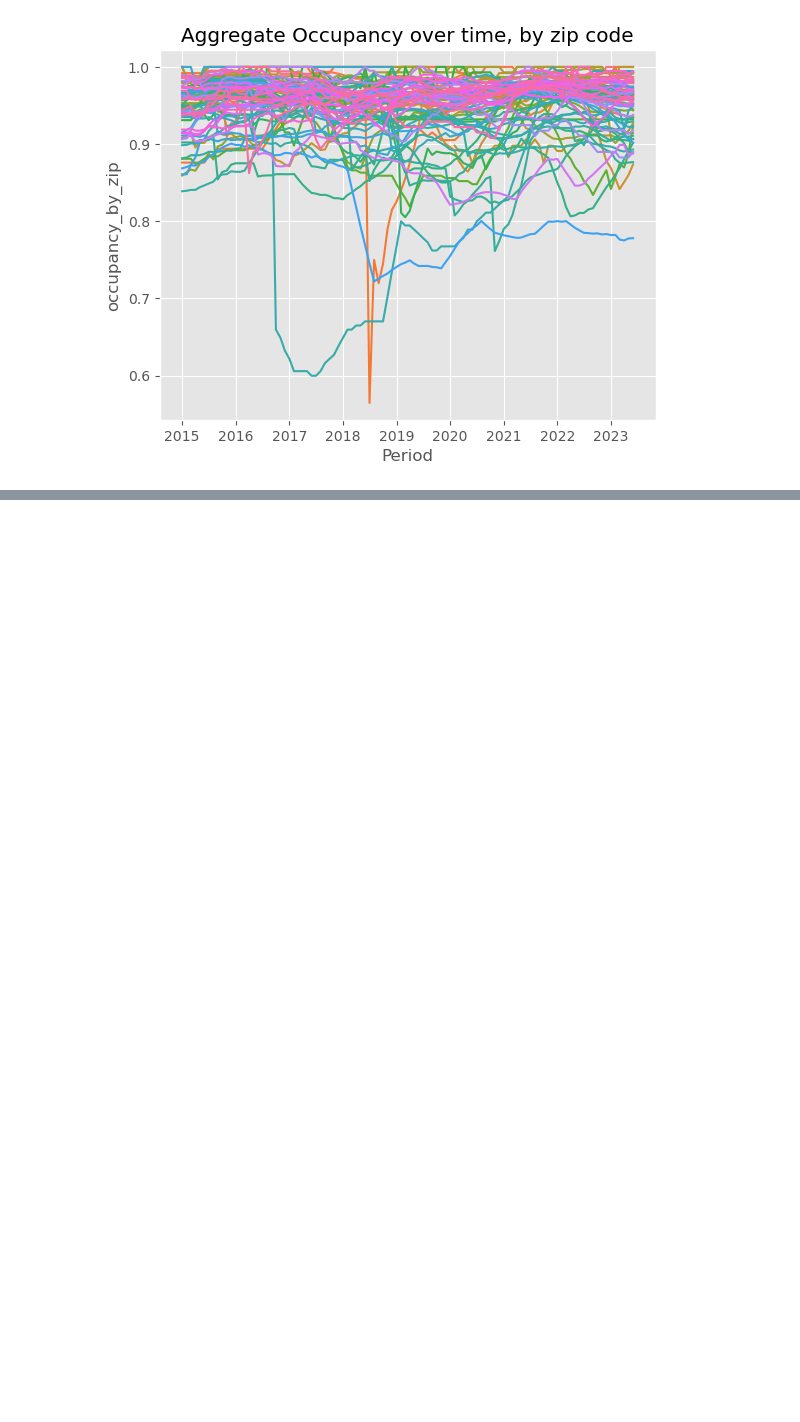
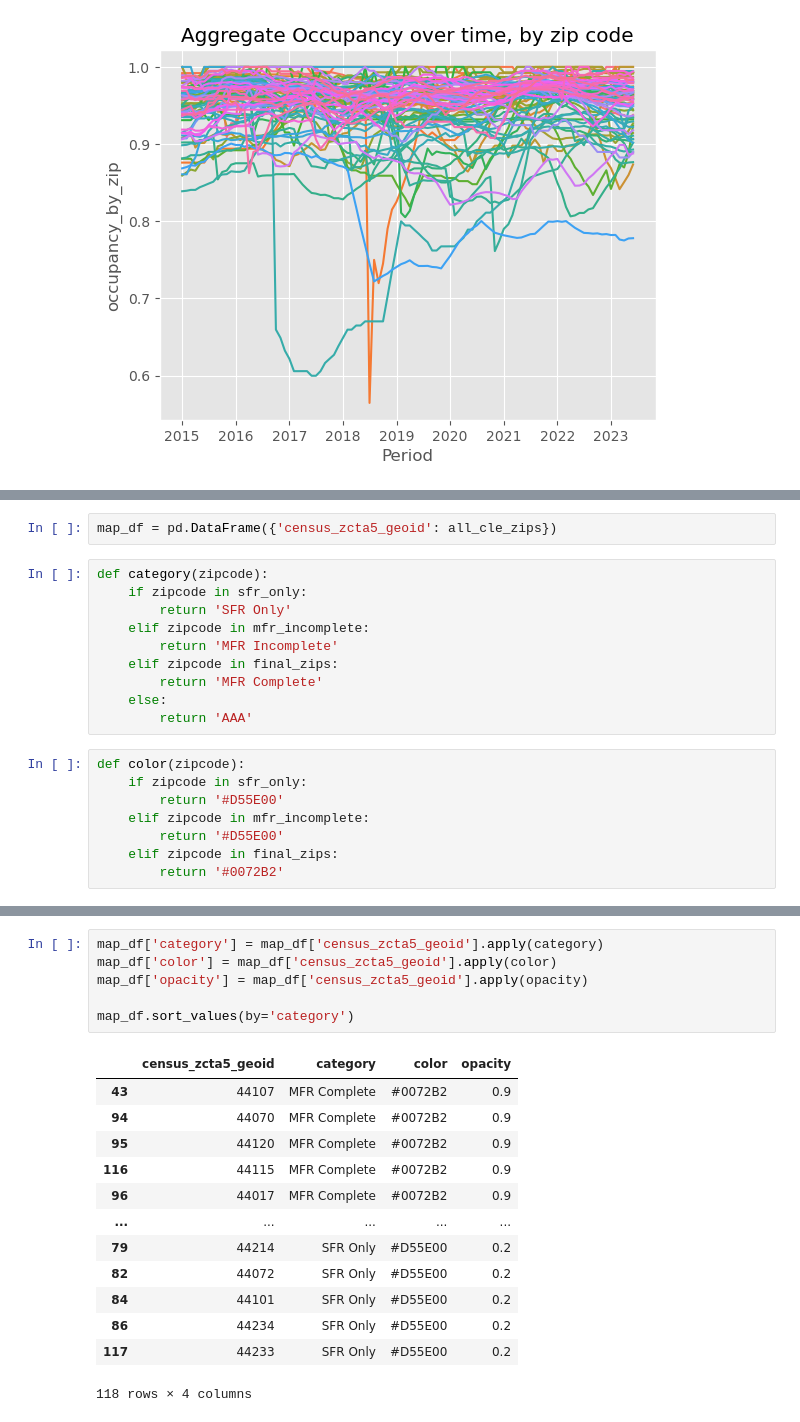
Before and after one commit to eihwood/Haystacks.AI-7, a Jupyter notebook: src/austin_eda_cleveland.ipynb, the cells around one changed output, grey strips where cells are left out. Drawn from its saved outputs; the diff is of its cells as text; blank space fills up the shorter version.

```diff
--- a/src/austin_eda_cleveland.ipynb
+++ b/src/austin_eda_cleveland.ipynb
@@ -835,0 +851,20 @@ plt.show()
+# %%
+map_df = pd.DataFrame({'census_zcta5_geoid': all_cle_zips})
+# %%
+def category(zipcode):
+    if zipcode in sfr_only:
+        return 'SFR Only'
+    elif zipcode in mfr_incomplete:
+        return 'MFR Incomplete'
+    elif zipcode in final_zips:
+        return 'MFR Complete'
+    else:
+        return 'AAA'
+# %%
+def color(zipcode):
+    if zipcode in sfr_only:
+        return '#D55E00'
+    elif zipcode in mfr_incomplete:
+        return '#D55E00'
+    elif zipcode in final_zips:
+        return '#0072B2'
@@ -835,0 +879,20 @@ plt.show()
+# %%
+map_df['category'] = map_df['census_zcta5_geoid'].apply(category)
+map_df['color'] = map_df['census_zcta5_geoid'].apply(color)
+map_df['opacity'] = map_df['census_zcta5_geoid'].apply(opacity)
+
+map_df.sort_values(by='category')
+# %% [output]
+|  | census_zcta5_geoid | category | color | opacity |
+| 43 | 44107 | MFR Complete | #0072B2 | 0.9 |
+| 94 | 44070 | MFR Complete | #0072B2 | 0.9 |
+| 95 | 44120 | MFR Complete | #0072B2 | 0.9 |
+| 116 | 44115 | MFR Complete | #0072B2 | 0.9 |
+| 96 | 44017 | MFR Complete | #0072B2 | 0.9 |
+| ... | ... | ... | ... | ... |
+| 79 | 44214 | SFR Only | #D55E00 | 0.2 |
+| 82 | 44072 | SFR Only | #D55E00 | 0.2 |
+| 84 | 44101 | SFR Only | #D55E00 | 0.2 |
+| 86 | 44234 | SFR Only | #D55E00 | 0.2 |
+| 117 | 44233 | SFR Only | #D55E00 | 0.2 |
+118 rows × 4 columns
```
Also changed, not shown: parts of 11 cells of this notebook, 1 other file.
